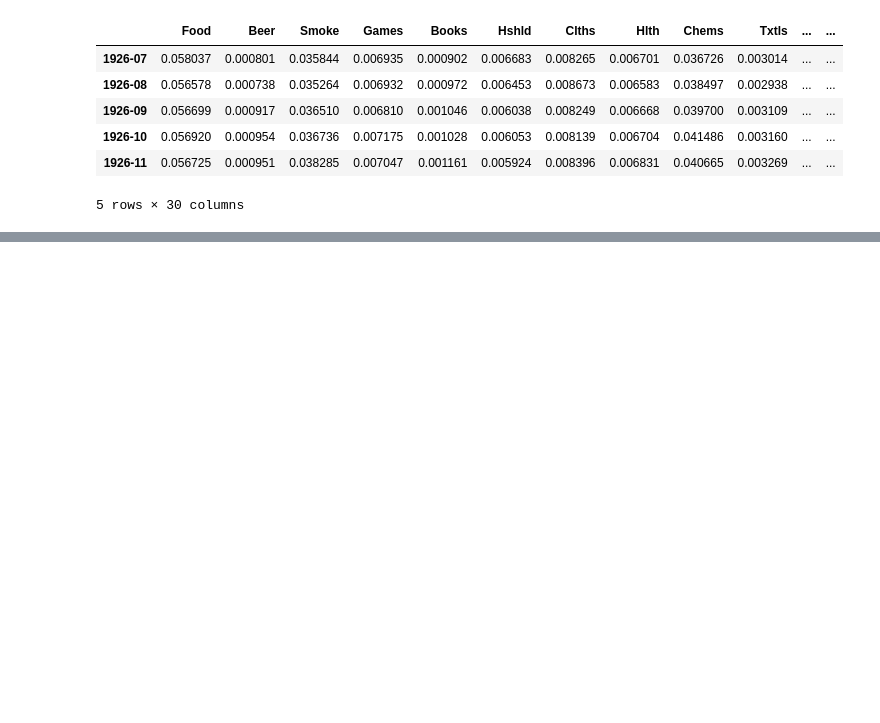
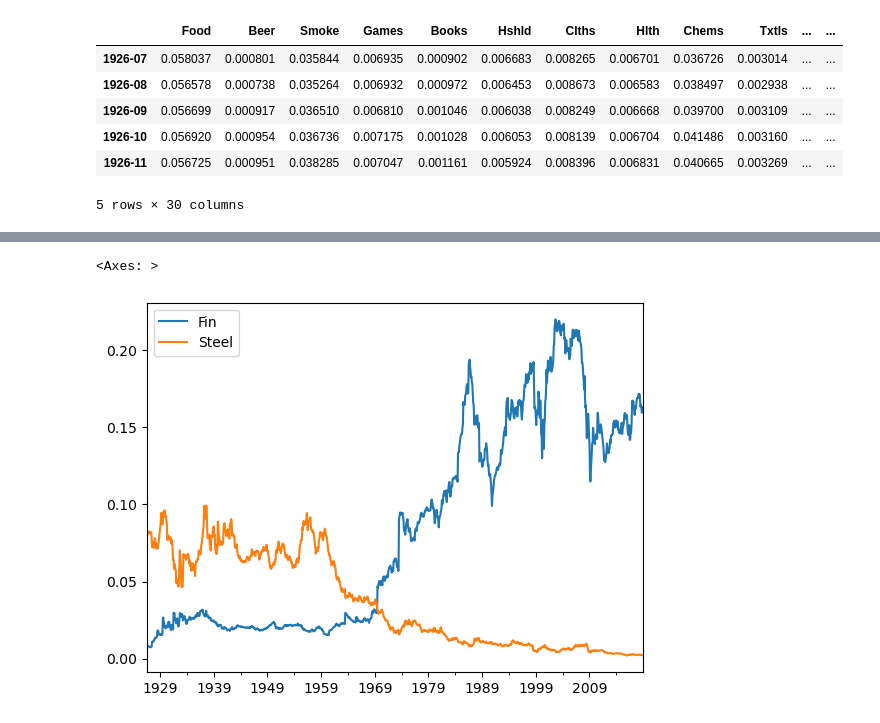
Before and after one commit to ahmet794/Investment-Banking-Asset-Management, a Jupyter notebook: Labs Week 3.ipynb, the cells around one changed output, grey strips where cells are left out. Saved outputs shown, nothing was run; the diff lists cells and outputs as text; code cells hidden in the pictures; blank space fills up the shorter version.

```diff
--- a/Labs Week 3.ipynb
+++ b/Labs Week 3.ipynb
@@ -47,0 +59,5 @@ ind_capweight.head()
+# %%
+ind_capweight[["Fin", "Steel"]].plot()
+# %% [output]
+<Axes: >
+[figure, added]
```
Also changed, not shown: parts of 1 cell of this notebook.
